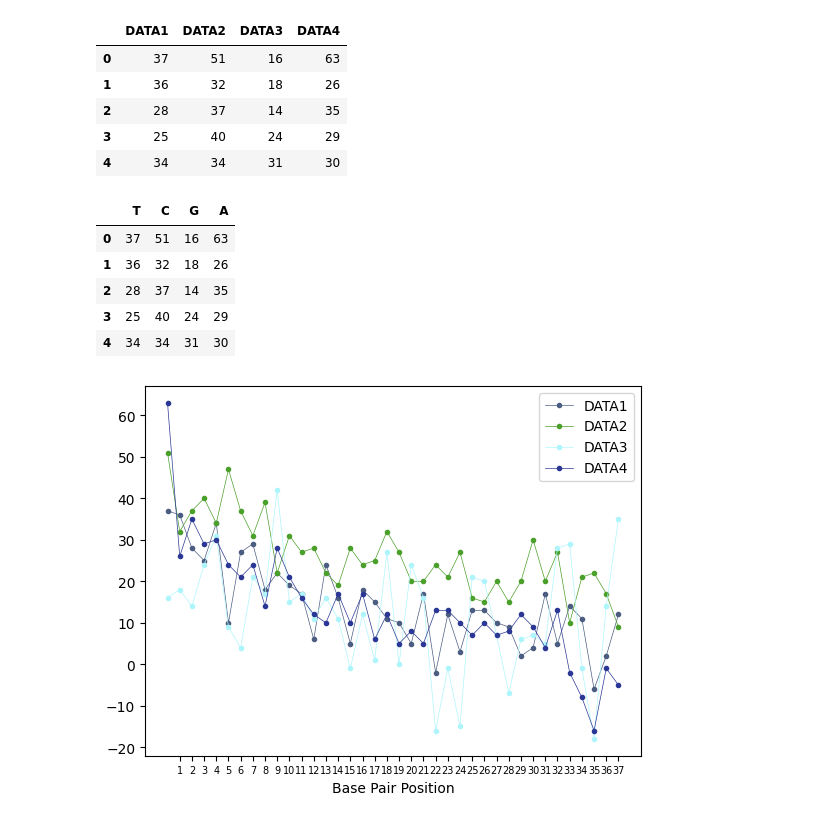
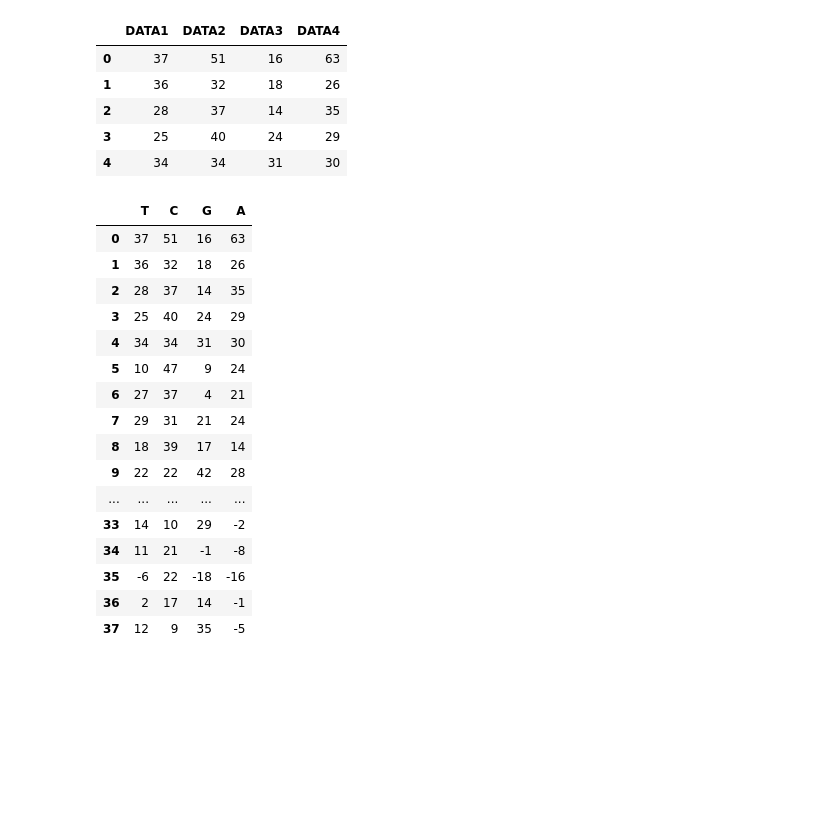
Before and after one commit to SiwanartMa/Automated-Intepretation-of-Mouse-Genetopy-Sanger-Sequencing-Data, a Jupyter notebook: compute.ipynb, the cells around one changed output. Drawn from its saved outputs; the diff is of its cells as text; code cells hidden in the pictures; blank space fills up the shorter version.

```diff
--- a/compute.ipynb
+++ b/compute.ipynb
@@ -55,36 +55,27 @@ a.head()
 | 3 | 25 | 40 | 24 | 29 |
 | 4 | 34 | 34 | 31 | 30 |
 # %%
-a.rename({'DATA1': 'T',
+a_nt = a.rename({'DATA1': 'T',
           'DATA2': 'C',
           'DATA3': 'G',
           'DATA4': 'A'},
-          axis = 1).head()
+          axis = 1)
+a_nt
 # %% [output]
 |  | T | C | G | A |
 | 0 | 37 | 51 | 16 | 63 |
 | 1 | 36 | 32 | 18 | 26 |
 | 2 | 28 | 37 | 14 | 35 |
 | 3 | 25 | 40 | 24 | 29 |
 | 4 | 34 | 34 | 31 | 30 |
+| 5 | 10 | 47 | 9 | 24 |
+| 6 | 27 | 37 | 4 | 21 |
+| 7 | 29 | 31 | 21 | 24 |
+| 8 | 18 | 39 | 17 | 14 |
+| 9 | 22 | 22 | 42 | 28 |
+| ... | ... | ... | ... | ... |
+| 33 | 14 | 10 | 29 | -2 |
+| 34 | 11 | 21 | -1 | -8 |
+| 35 | -6 | 22 | -18 | -16 |
+| 36 | 2 | 17 | 14 | -1 |
+| 37 | 12 | 9 | 35 | -5 |
-# %%
-colors = [tuple(np.random.rand(3)) for _ in range(len(channels))]
-for i, c in enumerate(channels):
-    plt.plot(sub_trace[c],
-             color = colors[i],
-             label = str(c),
-             linestyle = '-',
-             linewidth = 0.5,
-             marker = '.')
-x_values = np.arange(1,len(sub_trace['DATA1']),1)
-plt.xlabel('Base Pair Position')
-plt.legend()
-plt.xticks(x_values, fontsize = 7)
-#plt.plot(sub_trace['DATA5'], color = 'blue')
-#plt.plot(sub_trace['DATA6'], color = 'red')
-#plt.plot(sub_trace['DATA7'], color = 'green')
-#plt.plot(sub_trace['DATA8'], color = 'yellow')
-
-plt.show()
-# %% [output]
-[figure, removed]
```
Also changed, not shown: parts of 2 cells of this notebook.
